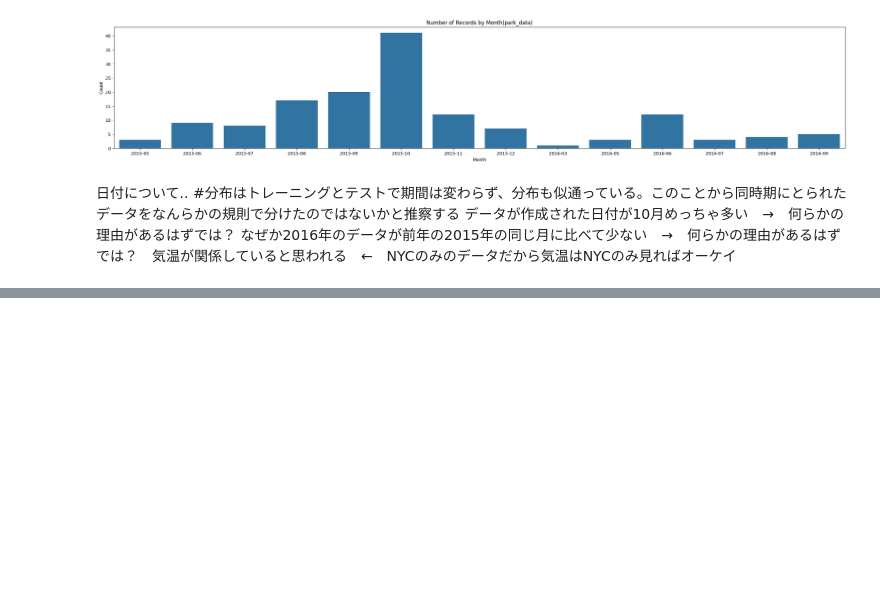
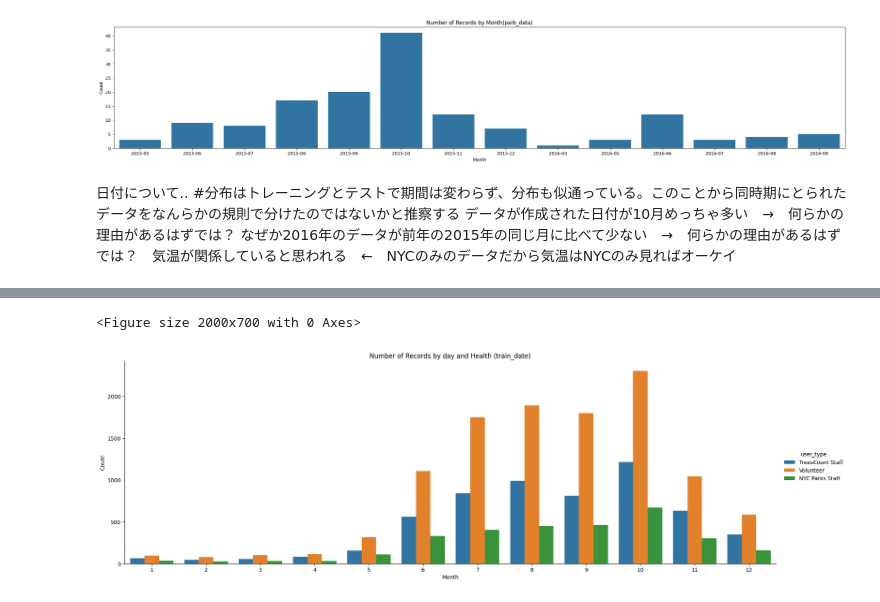
Before and after one commit to Keitovolcom/smbc_comp, a Jupyter notebook: workspace/work1213/eda.ipynb, the cells around one changed output, grey strips where cells are left out. Saved outputs shown, nothing was run; the diff lists cells and outputs as text; code cells hidden in the pictures; blank space fills up the shorter version.

```diff
--- a/workspace/work1213/eda.ipynb
+++ b/workspace/work1213/eda.ipynb
@@ -475,0 +492,13 @@ plt.show()
+# %%
+train_date['month'] = train_date['created_at'].dt.month
+
+# catplotで可視化
+plt.figure(figsize=(20, 7))
+sns.catplot(x='month', hue='user_type', kind='count', data=train_date, height=6, aspect=3)
+plt.title('Number of Records by day and Health (train_date)')
+plt.xlabel('Month')
+plt.ylabel('Count')
+plt.show()
+# %% [output]
+<Figure size 2000x700 with 0 Axes>
+[figure, added]
```
Also changed, not shown: parts of 4 cells of this notebook, 4 other files.
